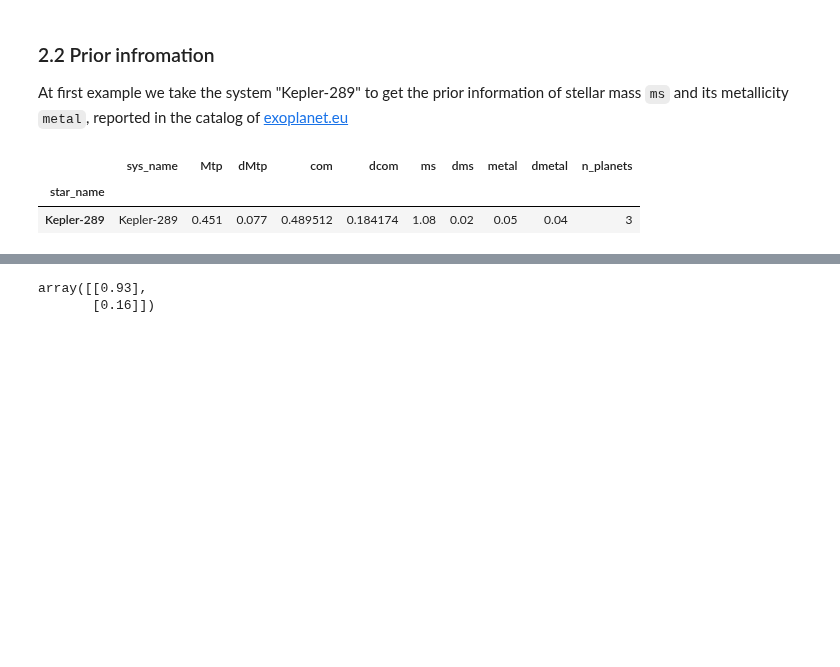
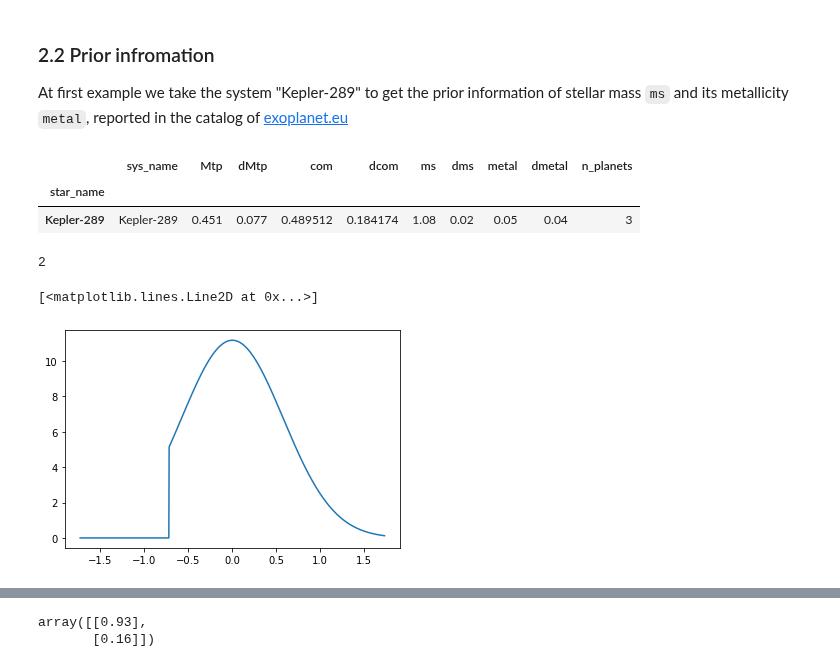
Before and after one commit to fjbautistas/kde_example, a Jupyter notebook: Marginal_Distributions.ipynb, the cells around one changed output, grey strips where cells are left out. Drawn from its saved outputs; the diff is of its cells as text; code cells hidden in the pictures; blank space fills up the shorter version.

```diff
--- a/Marginal_Distributions.ipynb
+++ b/Marginal_Distributions.ipynb
@@ -182,3 +179,12 @@ AA = prior([systm.ms.values, systm.dms.values],
+# %%
+len(A.data_std[0])
+# %% [output]
+2
+# %%
+plt.plot(A.data_std[:,1], A.prior_pdfs[1])
+# %% [output]
+[<matplotlib.lines.Line2D at 0x...>]
+[figure, added]
 # %%
 from scipy.stats import truncnorm
 # %%
```
Also changed, not shown: parts of 8 cells of this notebook.
